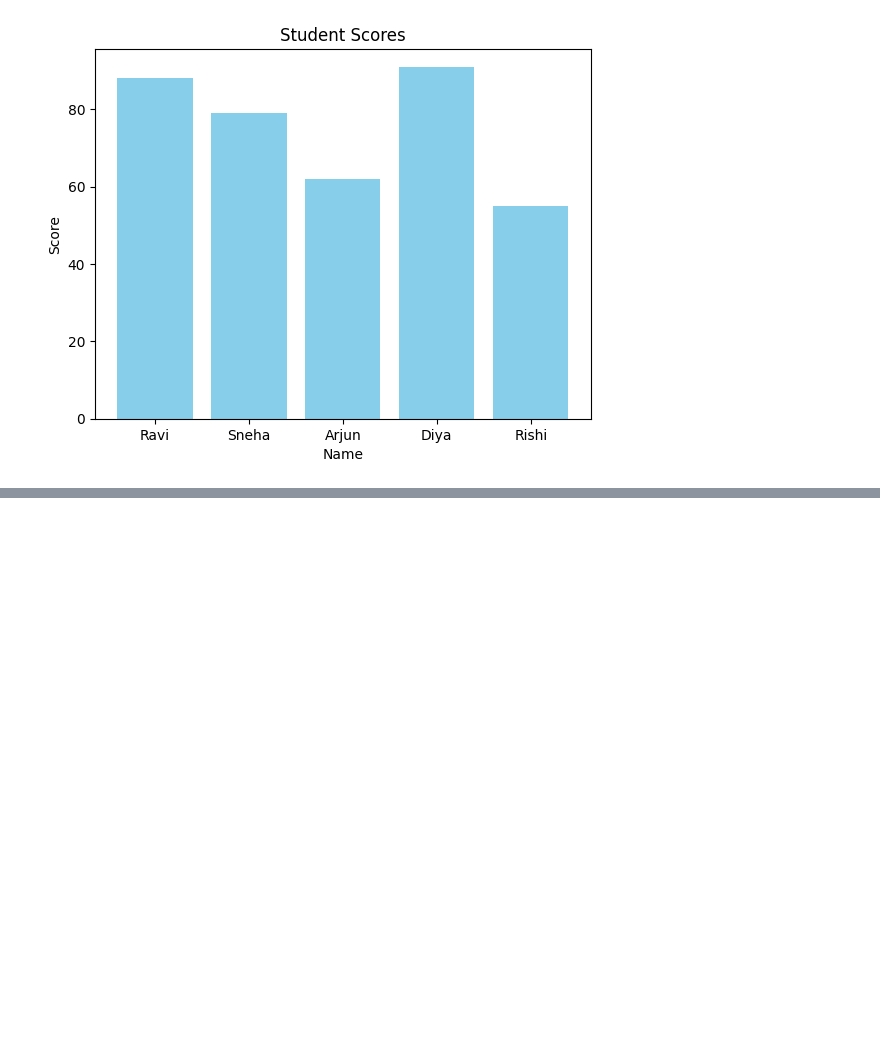
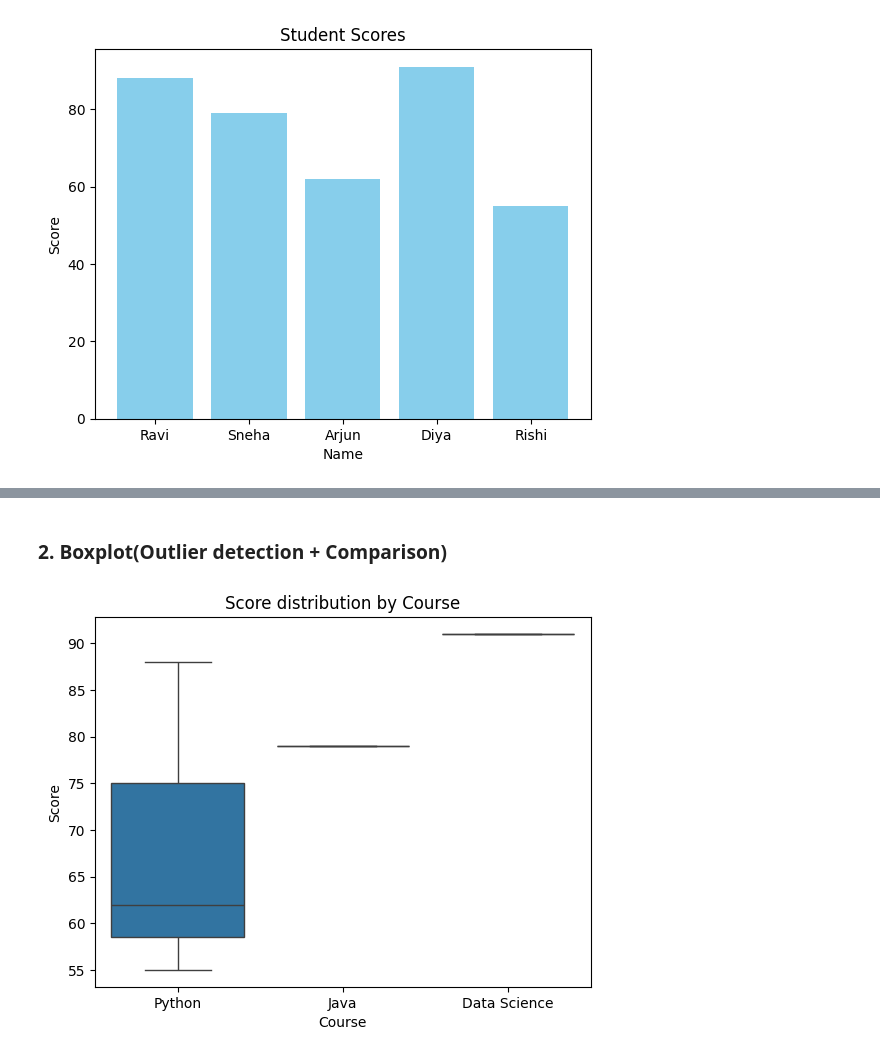
Before and after one commit to vibhorrrrr/Data-Analytics, a Jupyter notebook: visualization.ipynb, the cells around one changed output, grey strips where cells are left out. Cells and saved outputs as stored; diff of their text form; code cells hidden in the pictures; blank space fills up the shorter version.

```diff
--- a/visualization.ipynb
+++ b/visualization.ipynb
@@ -58,0 +87,8 @@ plt.show()
+# %% [markdown]
+### **2. Boxplot(Outlier detection + Comparison)**
+# %%
+sns.boxplot(x= 'Course', y='Score', data = df)
+plt.title("Score distribution by Course")
+plt.show()
+# %% [output]
+[figure, added]
```
Also changed, not shown: parts of 7 cells of this notebook.
